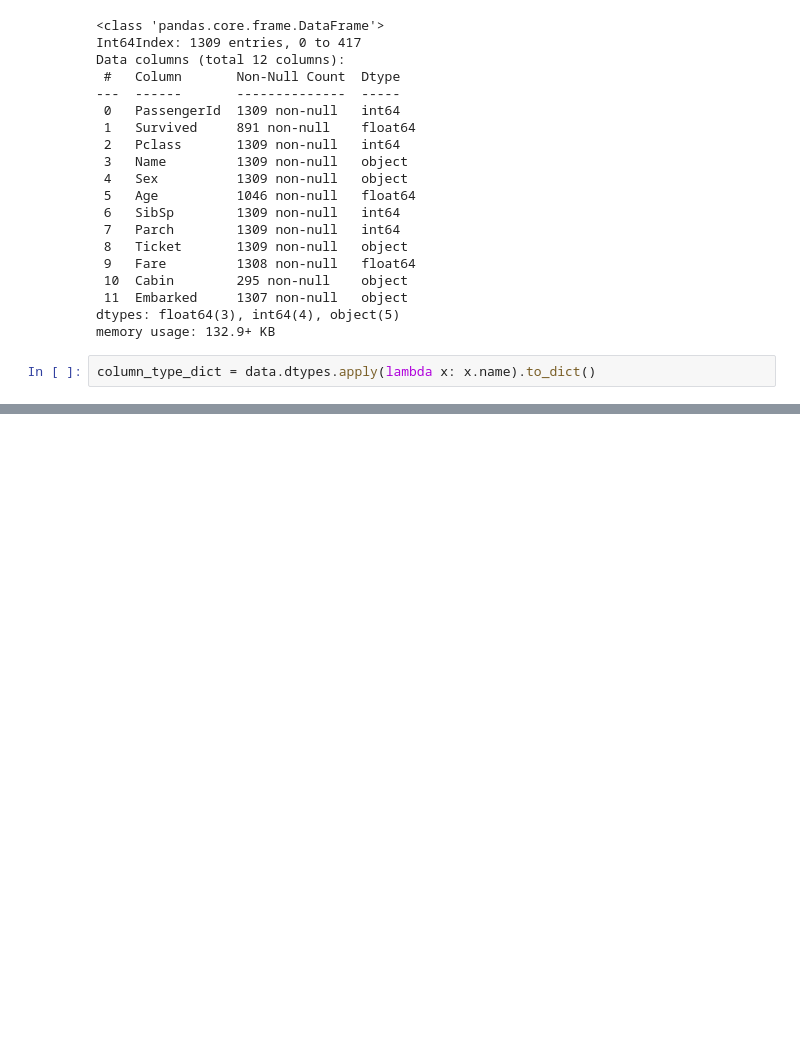
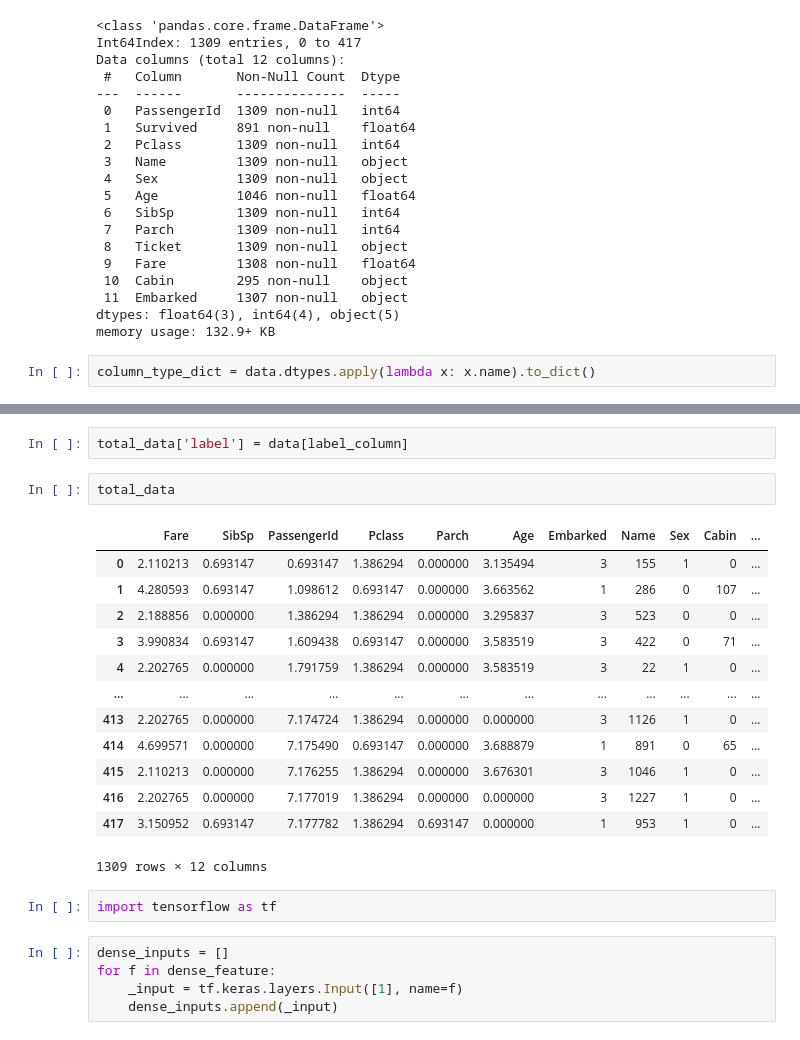
Before and after one commit to rollingdeep/titanic, a Jupyter notebook: kaggle_titanic.ipynb, the cells around one changed output, grey strips where cells are left out. Cells and saved outputs as stored; diff of their text form; blank space fills up the shorter version.

Commit message:
tensorflow fm

```diff
--- a/kaggle_titanic.ipynb
+++ b/kaggle_titanic.ipynb
@@ -85,0 +177,25 @@ Index(['Name', 'Sex', 'Ticket', 'Cabin', 'Embarked'], dtype='object')
+# %%
+total_data['label'] = data[label_column]
+# %%
+total_data
+# %% [output]
+|  | Fare | SibSp | PassengerId | Pclass | Parch | Age | Embarked | Name | Sex | Cabin | ... |
+| 0 | 2.110213 | 0.693147 | 0.693147 | 1.386294 | 0.000000 | 3.135494 | 3 | 155 | 1 | 0 | ... |
+| 1 | 4.280593 | 0.693147 | 1.098612 | 0.693147 | 0.000000 | 3.663562 | 1 | 286 | 0 | 107 | ... |
+| 2 | 2.188856 | 0.000000 | 1.386294 | 1.386294 | 0.000000 | 3.295837 | 3 | 523 | 0 | 0 | ... |
+| 3 | 3.990834 | 0.693147 | 1.609438 | 0.693147 | 0.000000 | 3.583519 | 3 | 422 | 0 | 71 | ... |
+| 4 | 2.202765 | 0.000000 | 1.791759 | 1.386294 | 0.000000 | 3.583519 | 3 | 22 | 1 | 0 | ... |
+| ... | ... | ... | ... | ... | ... | ... | ... | ... | ... | ... | ... |
+| 413 | 2.202765 | 0.000000 | 7.174724 | 1.386294 | 0.000000 | 0.000000 | 3 | 1126 | 1 | 0 | ... |
+| 414 | 4.699571 | 0.000000 | 7.175490 | 0.693147 | 0.000000 | 3.688879 | 1 | 891 | 0 | 65 | ... |
+| 415 | 2.110213 | 0.000000 | 7.176255 | 1.386294 | 0.000000 | 3.676301 | 3 | 1046 | 1 | 0 | ... |
+| 416 | 2.202765 | 0.000000 | 7.177019 | 1.386294 | 0.000000 | 0.000000 | 3 | 1227 | 1 | 0 | ... |
+| 417 | 3.150952 | 0.693147 | 7.177782 | 1.386294 | 0.693147 | 0.000000 | 1 | 953 | 1 | 0 | ... |
+1309 rows × 12 columns
+# %%
+import tensorflow as tf
+# %%
+dense_inputs = []
+for f in dense_feature:
+    _input = tf.keras.layers.Input([1], name=f)
+    dense_inputs.append(_input)
```
Also changed, not shown: parts of 49 cells of this notebook, 1 other file.
